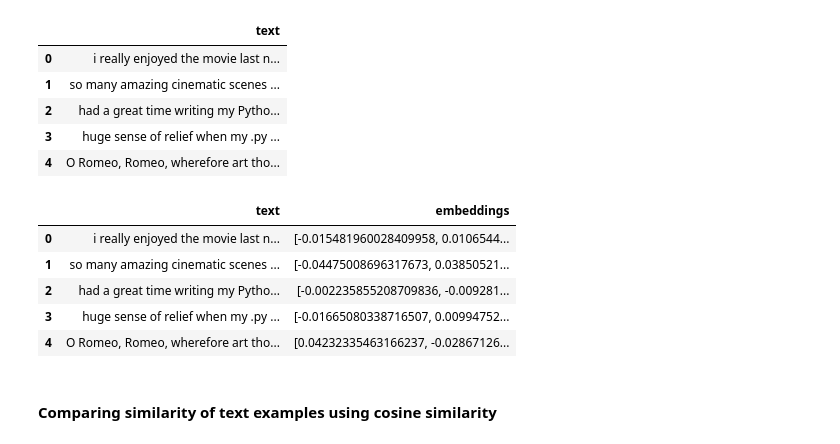
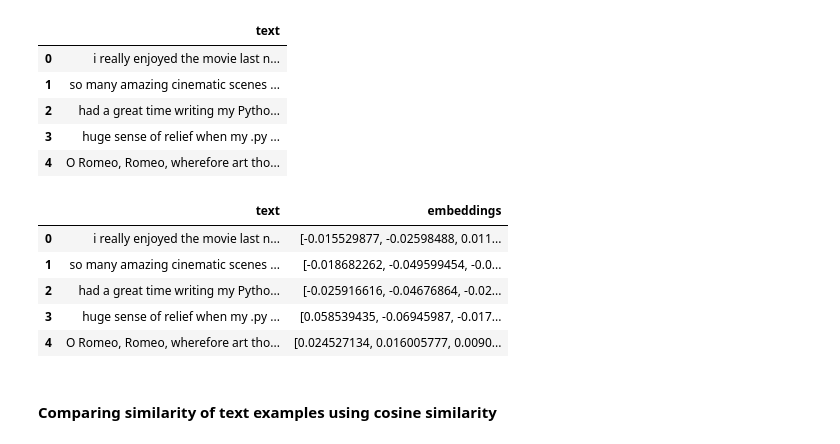
Before and after one commit to vsf-tech-club/gen-ai-intro, a Jupyter notebook: LLM Foundations Notebooks/intro_GenAI_api_2024_1.ipynb, the cells around one changed output. Drawn from its saved outputs; the diff is of its cells as text; code cells hidden in the pictures.

```diff
--- a/LLM Foundations Notebooks/intro_GenAI_api_2024_1.ipynb
+++ b/LLM Foundations Notebooks/intro_GenAI_api_2024_1.ipynb
@@ -708,16 +794,27 @@ df
 | 2 | had a great time writing my Pytho... |
 | 3 | huge sense of relief when my .py ... |
 | 4 | O Romeo, Romeo, wherefore art tho... |
-# %%
-df["embeddings"] = df.apply(lambda x: embedding_model.get_embeddings([x.text])[0].values, axis=1)
-df
-# %% [output]
-|  | text | embeddings |
-| 0 | i really enjoyed the movie last n... | [-0.015481960028409958, 0.0106544... |
-| 1 | so many amazing cinematic scenes ... | [-0.04475008696317673, 0.03850521... |
-| 2 | had a great time writing my Pytho... | [-0.002235855208709836, -0.009281... |
-| 3 | huge sense of relief when my .py ... | [-0.01665080338716507, 0.00994752... |
-| 4 | O Romeo, Romeo, wherefore art tho... | [0.04232335463166237, -0.02867126... |
+# %%
+# Define a function to get embeddings for a given text
+def get_embedding(text):
+    response = genai.embed_content(
+        model="models/text-embedding-004",
+        content=text
+    )
+    return response["embedding"]
+
+# Apply the function to each row in the DataFrame and store the embeddings
+df["embeddings"] = df["text"].apply(lambda x: get_embedding(x))
+
+# Display the DataFrame with embeddings
+df
+# %% [output]
+|  | text | embeddings |
+| 0 | i really enjoyed the movie last n... | [-0.015529877, -0.02598488, 0.011... |
+| 1 | so many amazing cinematic scenes ... | [-0.018682262, -0.049599454, -0.0... |
+| 2 | had a great time writing my Pytho... | [-0.025916616, -0.04676864, -0.02... |
+| 3 | huge sense of relief when my .py ... | [0.058539435, -0.06945987, -0.017... |
+| 4 | O Romeo, Romeo, wherefore art tho... | [0.024527134, 0.016005777, 0.0090... |
 # %% [markdown]
 #### Comparing similarity of text examples using cosine similarity
 # %% [markdown]
```
Also changed, not shown: parts of 47 cells of this notebook, 6 other files.
